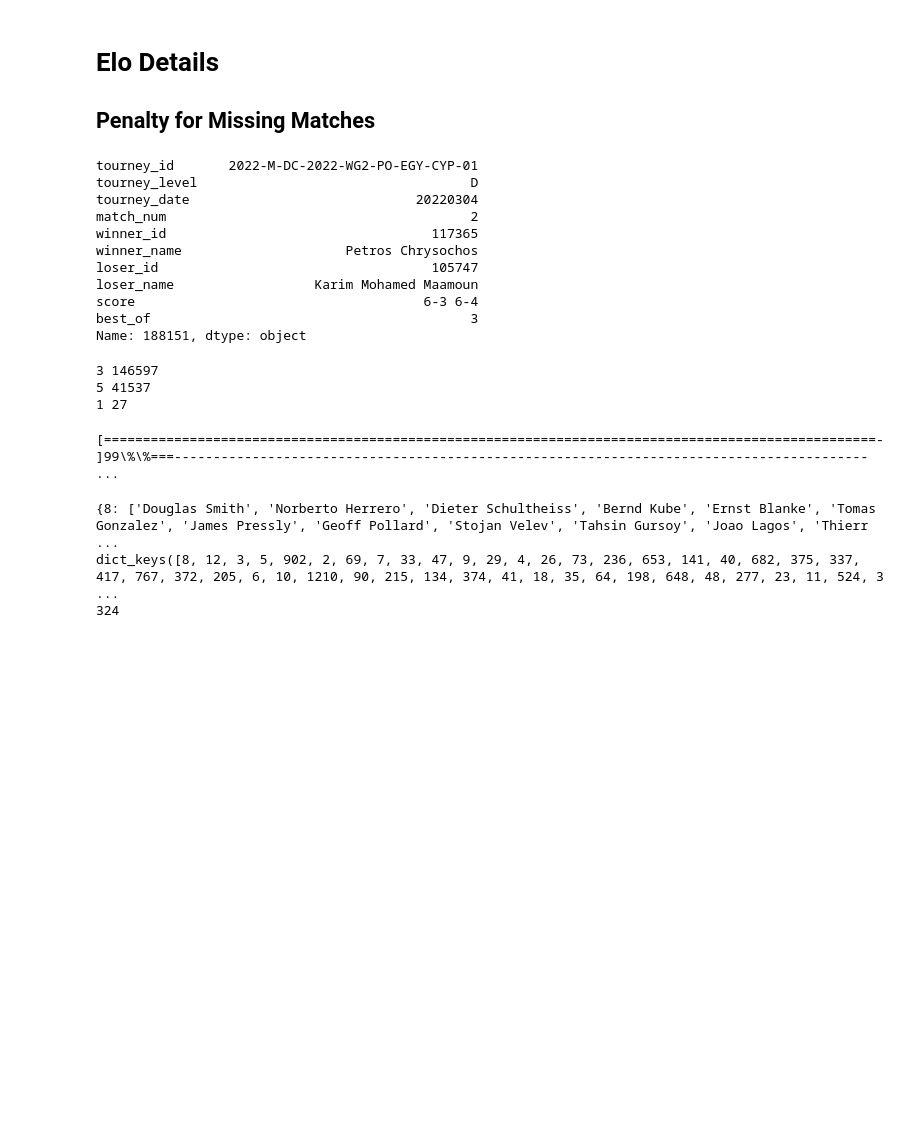
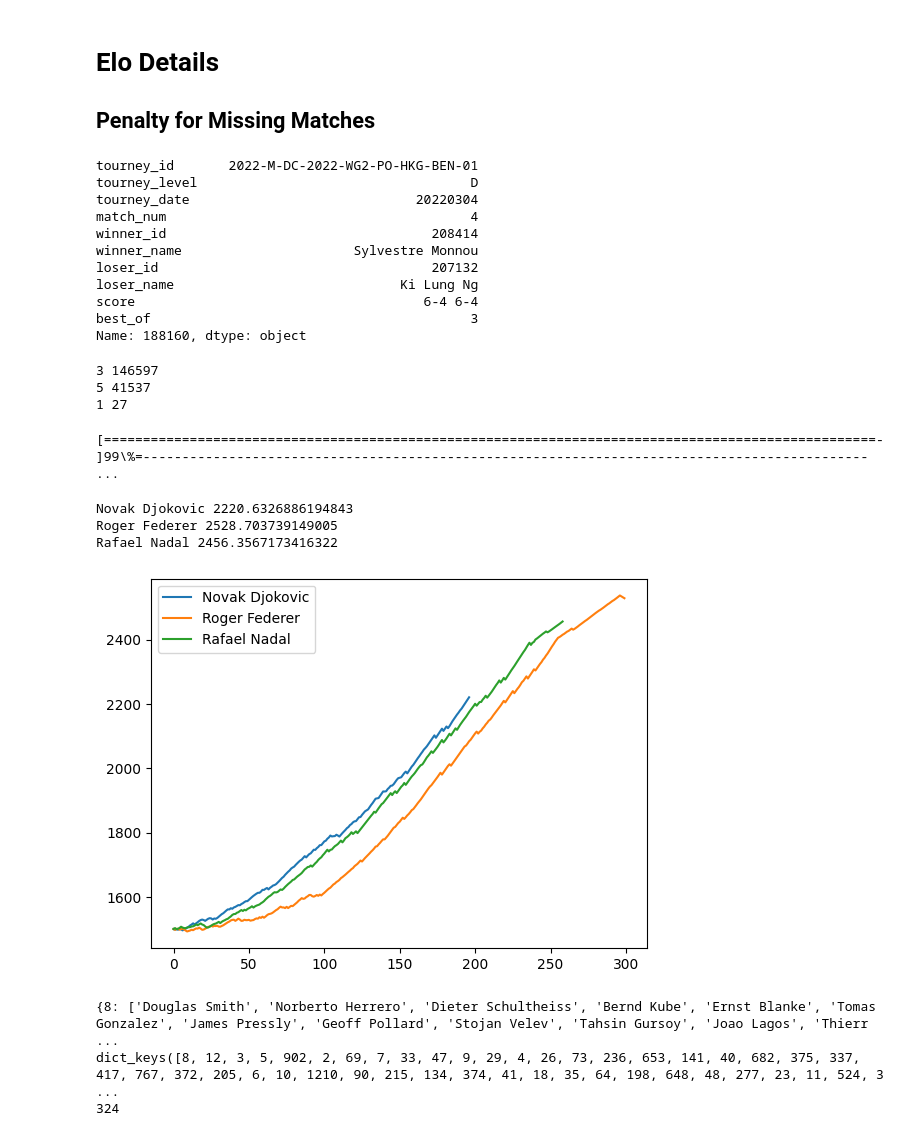
Before and after one commit to gametheoryblr/Rating-Matching, a Jupyter notebook: analyse.ipynb, the cells around one changed output. Saved outputs shown, nothing was run; the diff lists cells and outputs as text; code cells hidden in the pictures; blank space fills up the shorter version.

```diff
--- a/analyse.ipynb
+++ b/analyse.ipynb
@@ -147,7 +148,7 @@ class Elo:
     def __init__(self,elo_type=EloType.vanilla):
         self.base = 10.0
         self.const = 400.0
-        self.k = 20
+        self.k = 8
         self.__elo_type = elo_type
     '''
         delta is the rating difference in the current match's performance
@@ -166,29 +167,29 @@ class Elo:
 
     def elo_rate(self,old_ratings,delta,result,time=1):
         if old_ratings > 2400:
-            self.k = 10
+            self.k = 4
         else:
-            self.k = 20
+            self.k = 8
         if self.__elo_type == EloType.vanilla:
             return self.vanilla_elo(old_ratings,delta,result,time)
         if self.__elo_type == EloType.temporal_continuous:
             return self.temporal_elo(old_ratings,delta,result,np.log(time))
 # %%
 # dataset.loc[20]
-dataset.loc[dataset.shape[0]-10]
+dataset.loc[dataset.shape[0]-1]
 # dataset.shape[0]
 # %% [output]
-tourney_id       2022-M-DC-2022-WG2-PO-EGY-CYP-01
+tourney_id       2022-M-DC-2022-WG2-PO-HKG-BEN-01
 tourney_level                                   D
 tourney_date                             20220304
-match_num                                       2
-winner_id                                  117365
-winner_name                     Petros Chrysochos
-loser_id                                   105747
-loser_name                  Karim Mohamed Maamoun
-score                                     6-3 6-4
+match_num                                       4
+winner_id                                  208414
+winner_name                      Sylvestre Monnou
+loser_id                                   207132
+loser_name                             Ki Lung Ng
+score                                     6-4 6-4
 best_of                                         3
-Name: 188151, dtype: object
+Name: 188160, dtype: object
 # %%
 freq = {}
 freq[3] = 0
@@ -250,13 +251,16 @@ players = {}
 prat = {}
 plerr = {}
 eloObj = Elo()
+name_id = {}
 
 for i in range(dataset.shape[0]):
     pdone = int(100*i/dataset.shape[0])
     # print('\r',pdone,end=' ')
     print('\r[',pdone*'=',(100-pdone)*'-',']',pdone,'\%',sep='',end='')
     mtch = dataset.loc[i]
-
+    if mtch['tourney_level'] != 'A':
+        continue
+    name_id[mtch['winner_name']] = mtch['winner_id']
     if mtch['winner_name'] not in players.keys():
         players[mtch['winner_name']] = Player(mtch['winner_id'],mtch['winner_name'])
         prat[mtch['winner_name']] = [1500]
@@ -284,6 +288,7 @@ for i in range(dataset.shape[0]):
         # get result of the match (statistically)
         match_ratings = get_rating(parse_score(mtch['score']))
     except Exception as e:
+        print("Skipped ",mtch)
         continue
     winner_stat = max(match_ratings[0],match_ratings[1])/(float(match_ratings[0]) + match_ratings[1])
     loser_stat = 1 - winner_stat
@@ -298,15 +303,26 @@ for i in range(dataset.shape[0]):
     prat[mtch['loser_name']].append(players[mtch['loser_name']].rating)
     prat[mtch['winner_name']].append(players[mtch['winner_name']].rating)
 # %% [output]
-[===================================================================================================-]99\%\%===----------------------------------------------------------------------------------------- ...
+[===================================================================================================-]99\%=--------------------------------------------------------------------------------------------- ...
 # %%
 def plotPlayer(name:str):
     if name not in prat.keys():
         print('ERROR: Name not found')
         return
     plt.plot(range(len(prat[name])),prat[name],label=name)
+    print(name,prat[name][-1])
     # plt.show()
     return
+plotPlayer('Novak Djokovic')
+plotPlayer('Roger Federer')
+plotPlayer('Rafael Nadal')
+plt.legend()
+plt.show()
+# %% [output]
+Novak Djokovic 2220.6326886194843
+Roger Federer 2528.703739149005
+Rafael Nadal 2456.3567173416322
+[figure, added]
 # %%
 tosee = {}
 maxIndex = -1
```
Also changed, not shown: parts of 6 cells of this notebook, 3 other files.
